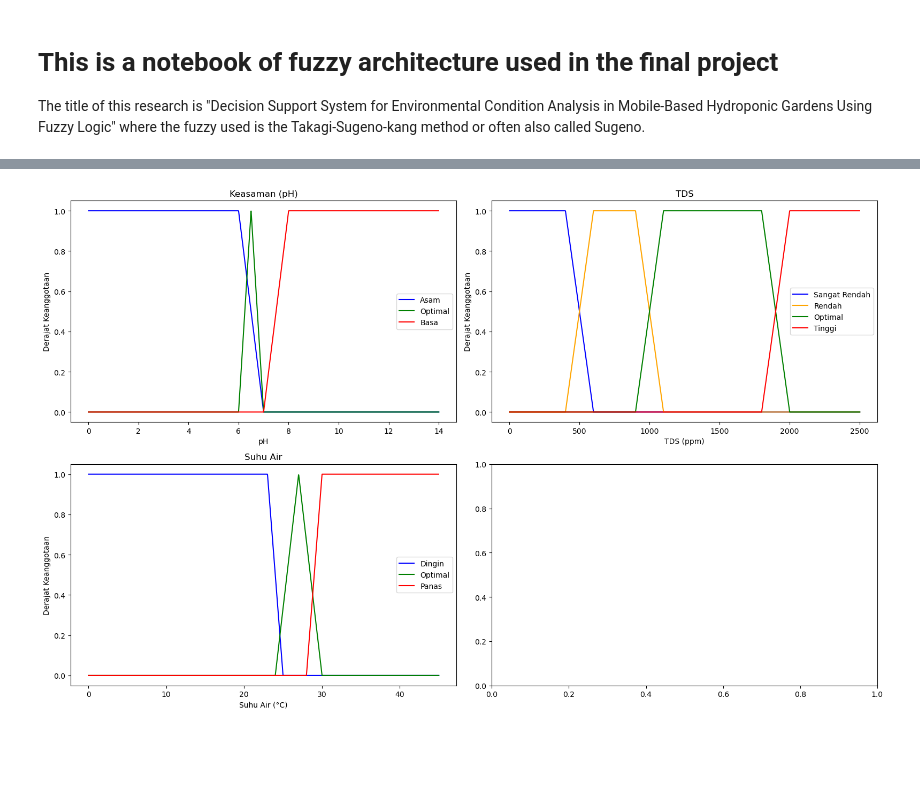
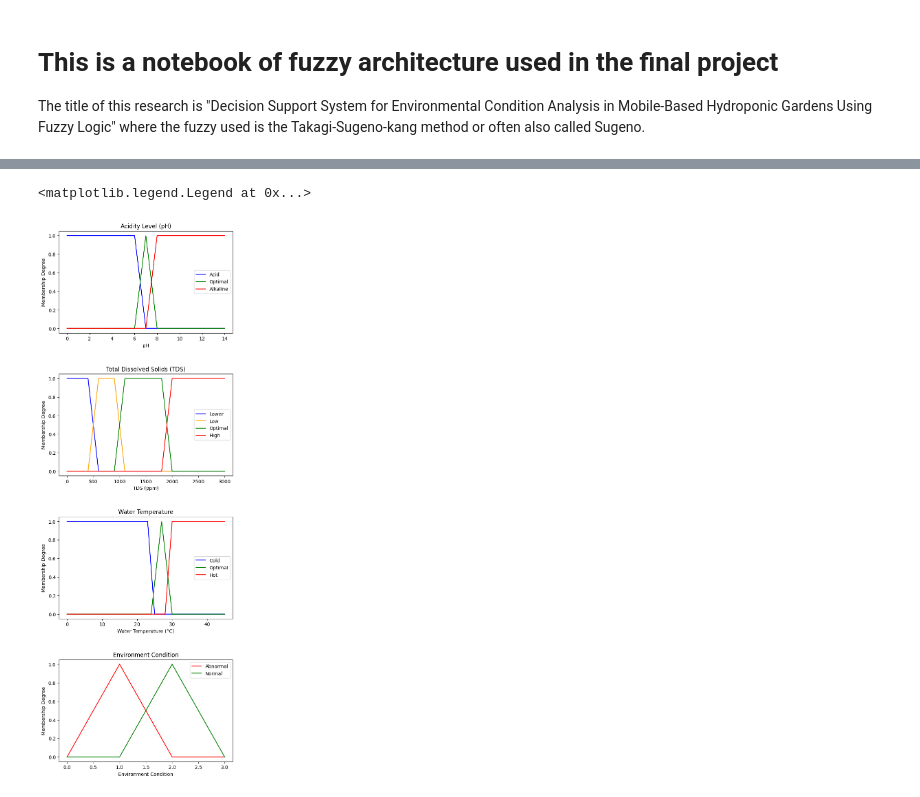
Before and after one commit to masmuss/sugeno-fuzzy-simulator, a Jupyter notebook: main.ipynb, the cells around one changed output, grey strips where cells are left out. Cells and saved outputs as stored; diff of their text form; code cells hidden in the pictures; blank space fills up the shorter version.

```diff
--- a/main.ipynb
+++ b/main.ipynb
@@ -67,35 +42,57 @@ temp_hot = membership_function(x_temp, explode_array(temp_ranges["Panas"]))
 # %%
 import matplotlib.pyplot as plt
 
-# Plot keanggotaan
-fig, axs = plt.subplots(2, 2, figsize=(16, 10))
+# Membership function plotting
+fig, axs = plt.subplots(
+    4,
+    1,
+    figsize=(6.5, 20),
+    sharex=False,
+    gridspec_kw={'hspace': 0.4, 'wspace': 0.3}
+)
 
-axs[0, 0].plot(x_ph, ph_acidic, label='Asam', color='blue')
-axs[0, 0].plot(x_ph, ph_neutral, label='Optimal', color='green')
-axs[0, 0].plot(x_ph, ph_alkali, label='Basa', color='red')
-axs[0, 0].set_xlabel('pH')
-axs[0, 0].set_ylabel('Derajat Keanggotaan')
-axs[0, 0].set_title('Keasaman (pH)')
-axs[0, 0].legend()
+y_label = 'Membership Degree'
 
-axs[0, 1].plot(x_tds, tds_lowest, label='Sangat Rendah', color='blue')
-axs[0, 1].plot(x_tds, tds_low, label='Rendah', color='orange')
-axs[0, 1].plot(x_tds, tds_medium, label='Optimal', color='green')
-axs[0, 1].plot(x_tds, tds_high, label='Tinggi', color='red')
-axs[0, 1].set_xlabel('TDS (ppm)')
-axs[0, 1].set_ylabel('Derajat Keanggotaan')
-axs[0, 1].set_title('TDS')
-axs[0, 1].legend()
+# Acidic, Neutral, and Alkaline pH plot
+axs[0].plot(x_ph, ph_acidic, label='Acid', color='blue')
+axs[0].plot(x_ph, ph_neutral, label='Optimal', color='green')
+axs[0].plot(x_ph, ph_alkali, label='Alkaline', color='red')
+axs[0].set_xlabel('pH')
+axs[0].set_ylabel(y_label)
+axs[0].set_title('Acidity Level (pH)')
+axs[0].legend()
 
-axs[1, 0].plot(x_temp, temp_cold, label='Dingin', color='blue')
-axs[1, 0].plot(x_temp, temp_normal, label='Optimal', color='green')
-axs[1, 0].plot(x_temp, temp_hot, label='Panas', color='red')
-axs[1, 0].set_xlabel('Suhu Air (°C)')
-axs[1, 0].set_ylabel('Derajat Keanggotaan')
-axs[1, 0].set_title('Suhu Air')
-axs[1, 0].legend()
+# TDS plot
+axs[1].plot(x_tds, tds_lowest, label='Lower', color='blue')
+axs[1].plot(x_tds, tds_low, label='Low', color='orange')
+axs[1].plot(x_tds, tds_medium, label='Optimal', color='green')
+axs[1].plot(x_tds, tds_high, label='High', color='red')
+axs[1].set_xlabel('TDS (ppm)')
+axs[1].set_ylabel(y_label)
+axs[1].set_title('Total Dissolved Solids (TDS)')
+axs[1].legend()
 
-plt.tight_layout()
-plt.show()
+# Suhu Air plot
+axs[2].plot(x_temp, temp_cold, label='Cold', color='blue')
+axs[2].plot(x_temp, temp_normal, label='Optimal', color='green')
+axs[2].plot(x_temp, temp_hot, label='Hot', color='red')
+axs[2].set_xlabel('Water Temperature (°C)')
+axs[2].set_ylabel(y_label)
+axs[2].set_title('Water Temperature')
+axs[2].legend()
+
+# Kondisi Lingkungan plot
+axs[3].plot(x_output, output_not_normal, label='Abnormal', color='red')
+axs[3].plot(x_output, output_normal, label='Normal', color='green')
+axs[3].set_xlabel('Environment Condition')
+axs[3].set_ylabel(y_label)
+axs[3].set_title('Environment Condition')
+axs[3].legend()
+
+# save chart
+# plt.savefig('images/output_membership_functions.png')
+
+# plt.show()
 # %% [output]
+<matplotlib.legend.Legend at 0x...>
-[figure, old version]
+[figure, new version]
```
Also changed, not shown: parts of 10 cells of this notebook, 16 other files.
